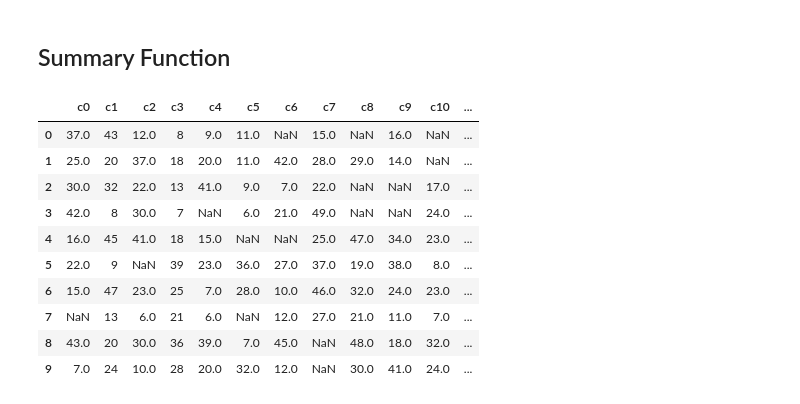
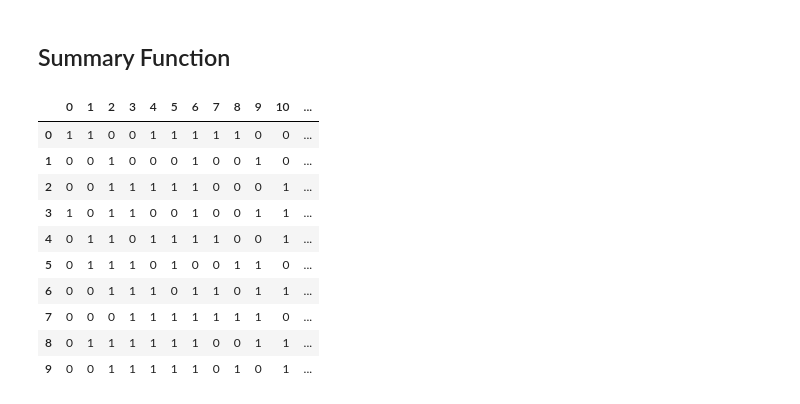
Before and after one commit to tranndt/myutils, a Jupyter notebook: test.ipynb, the cells around one changed output. Drawn from its saved outputs; the diff is of its cells as text; code cells hidden in the pictures.

```diff
--- a/test.ipynb
+++ b/test.ipynb
@@ -387,18 +558,19 @@ def is_np_numeric(series: pd.Series) -> bool:
 # %% [markdown]
 ## Summary Function
-# %%
-df = pd.read_csv("datasets/random_dataframe/random_dataframe_1.csv").drop(columns="Unnamed: 0")
-df_in = df[df>5]
-df_in
-# %% [output]
-|  | c0 | c1 | c2 | c3 | c4 | c5 | c6 | c7 | c8 | c9 | c10 | ... |
-| 0 | 37.0 | 43 | 12.0 | 8 | 9.0 | 11.0 | NaN | 15.0 | NaN | 16.0 | NaN | ... |
-| 1 | 25.0 | 20 | 37.0 | 18 | 20.0 | 11.0 | 42.0 | 28.0 | 29.0 | 14.0 | NaN | ... |
-| 2 | 30.0 | 32 | 22.0 | 13 | 41.0 | 9.0 | 7.0 | 22.0 | NaN | NaN | 17.0 | ... |
-| 3 | 42.0 | 8 | 30.0 | 7 | NaN | 6.0 | 21.0 | 49.0 | NaN | NaN | 24.0 | ... |
-| 4 | 16.0 | 45 | 41.0 | 18 | 15.0 | NaN | NaN | 25.0 | 47.0 | 34.0 | 23.0 | ... |
-| 5 | 22.0 | 9 | NaN | 39 | 23.0 | 36.0 | 27.0 | 37.0 | 19.0 | 38.0 | 8.0 | ... |
-| 6 | 15.0 | 47 | 23.0 | 25 | 7.0 | 28.0 | 10.0 | 46.0 | 32.0 | 24.0 | 23.0 | ... |
-| 7 | NaN | 13 | 6.0 | 21 | 6.0 | NaN | 12.0 | 27.0 | 21.0 | 11.0 | 7.0 | ... |
-| 8 | 43.0 | 20 | 30.0 | 36 | 39.0 | 7.0 | 45.0 | NaN | 48.0 | 18.0 | 32.0 | ... |
-| 9 | 7.0 | 24 | 10.0 | 28 | 20.0 | 32.0 | 12.0 | NaN | 30.0 | 41.0 | 24.0 | ... |
+# %%
+np.random.seed(1)
+df_ones = pd.DataFrame(np.random.randint(2, size=(10,15)))
+df_bool = df_ones == 1
+df_ones
+# %% [output]
+|  | 0 | 1 | 2 | 3 | 4 | 5 | 6 | 7 | 8 | 9 | 10 | ... |
+| 0 | 1 | 1 | 0 | 0 | 1 | 1 | 1 | 1 | 1 | 0 | 0 | ... |
+| 1 | 0 | 0 | 1 | 0 | 0 | 0 | 1 | 0 | 0 | 1 | 0 | ... |
+| 2 | 0 | 0 | 1 | 1 | 1 | 1 | 1 | 0 | 0 | 0 | 1 | ... |
+| 3 | 1 | 0 | 1 | 1 | 0 | 0 | 1 | 0 | 0 | 1 | 1 | ... |
+| 4 | 0 | 1 | 1 | 0 | 1 | 1 | 1 | 1 | 0 | 0 | 1 | ... |
+| 5 | 0 | 1 | 1 | 1 | 0 | 1 | 0 | 0 | 1 | 1 | 0 | ... |
+| 6 | 0 | 0 | 1 | 1 | 1 | 0 | 1 | 1 | 0 | 1 | 1 | ... |
+| 7 | 0 | 0 | 0 | 1 | 1 | 1 | 1 | 1 | 1 | 1 | 0 | ... |
+| 8 | 0 | 1 | 1 | 1 | 1 | 1 | 1 | 0 | 0 | 1 | 1 | ... |
+| 9 | 0 | 0 | 1 | 1 | 1 | 1 | 1 | 0 | 1 | 0 | 1 | ... |
```
Also changed, not shown: parts of 11 cells of this notebook, 3 other files.
